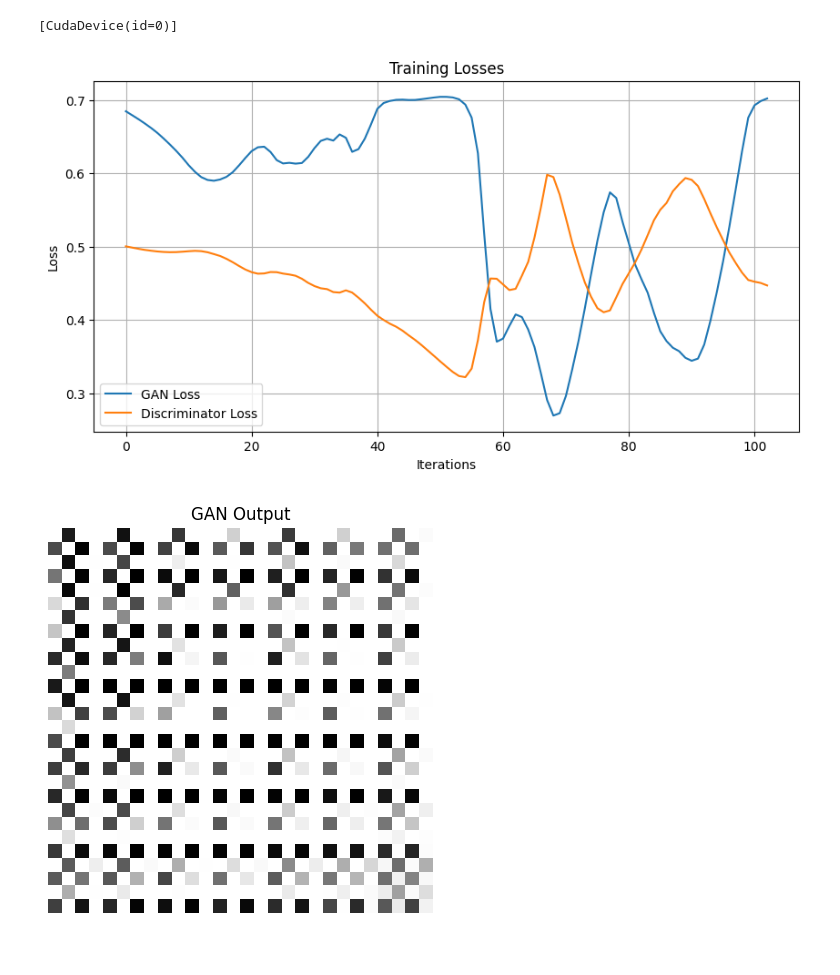
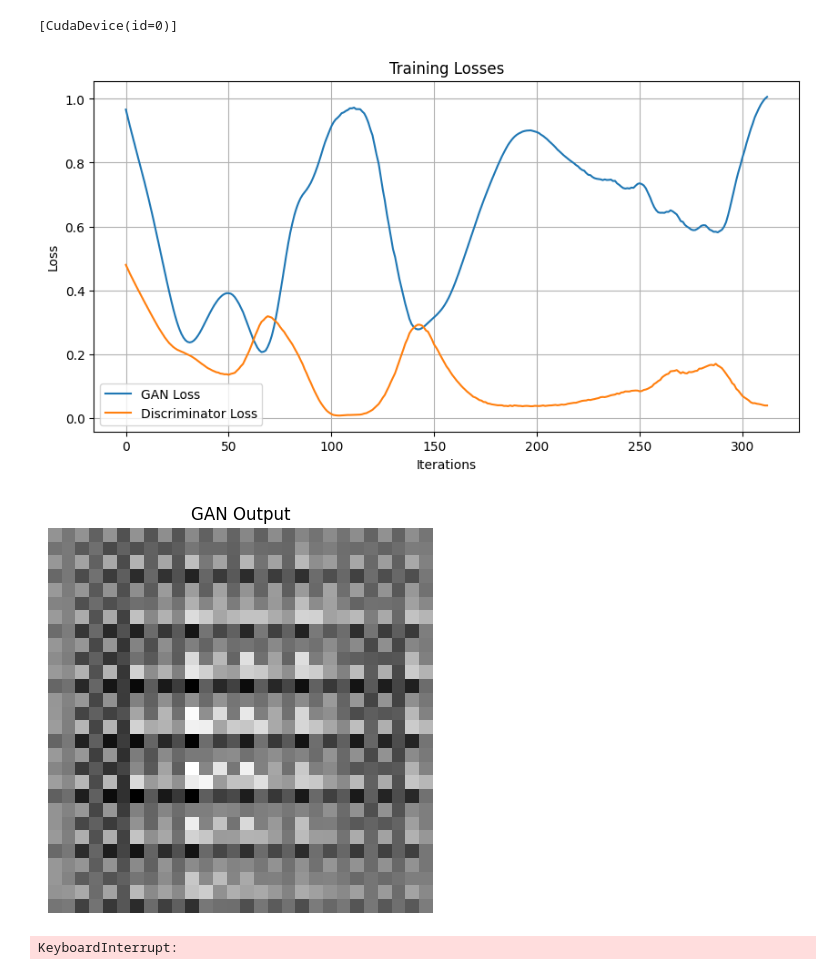
Before and after one commit to TugdualKerjan/mnist-gan-jax, a Jupyter notebook: main.ipynb, the cells around one changed output. Saved outputs shown, nothing was run; the diff lists cells and outputs as text; code cells hidden in the pictures.

```diff
--- a/main.ipynb
+++ b/main.ipynb
@@ -93,7 +93,7 @@ class Discriminator(eqx.Module):
 def calc_gan_loss(model, disc, x, y):
     output = model(x)
 
-    return -jnp.mean(jax.nn.log_sigmoid(disc(output)))
+    return jnp.mean((disc(output)-1)**2)
 
 @jax.jit
 @eqx.filter_value_and_grad
@@ -101,7 +101,7 @@ def calc_disc_loss(disc, fake, real):
     fake_pred = disc(fake)
     real_pred = disc(real)
 
-    return -(jnp.mean(jax.nn.log_sigmoid(real_pred))+jnp.mean(jax.nn.log_sigmoid(1-fake_pred))) / 2
+    return (jnp.mean((real_pred-1) ** 2)+jnp.mean((fake_pred)**2)) / 2
 
 def make_step(model, disc, gan_optim, disc_optim, gan_opt_state, disc_opt_state, x, y):
     gan_loss, grads = jax.vmap(calc_gan_loss, in_axes=(None, None, 0, 0), out_axes=(0, 0))(model, disc, x, y)
@@ -147,7 +147,7 @@ generator = Generator(key=k1)
 discriminator = Discriminator(key=k2)
 
 
-gan_optim = optax.adamw(1e-3)
+gan_optim = optax.adamw(1e-4)
 disc_optim = optax.adamw(1e-4)
 
 gan_opt_state = gan_optim.init(generator)
@@ -190,32 +190,33 @@ for step in range(epochs * train_set.shape[0] // batch_size):
     disc_losses.append(disc_loss)
 
     clear_output(wait=True)
 
     plt.figure(figsize=(10, 5))
     plt.plot(gan_losses, label="GAN Loss")
     plt.plot(disc_losses, label="Discriminator Loss")
     plt.xlabel("Iterations")
     plt.ylabel("Loss")
     plt.title("Training Losses")
     plt.legend()
     plt.grid()
     plt.show()
 
     # Create the second figure for the GAN output
     plt.figure(figsize=(5, 5))
     plt.imshow(gan_output[0, 0], cmap="binary_r")
     plt.title("GAN Output")
     plt.axis("off")
     plt.show()
 
 # # Profile the training loop
 # cProfile.run("train()", "profile_results.prof")
 
 # # Analyze the profiling results
 # stats = pstats.Stats("profile_results.prof")
 # stats.strip_dirs()
 # stats.sort_stats("time")  # Sort by time
 # stats.print_stats(10)  # Print the top 10 results
 # %% [output]
-[figure, old version]
+[figure, new version]
-[figure, old version]
+[figure, new version]
+KeyboardInterrupt:
```
Also changed, not shown: parts of 1 cell of this notebook.
